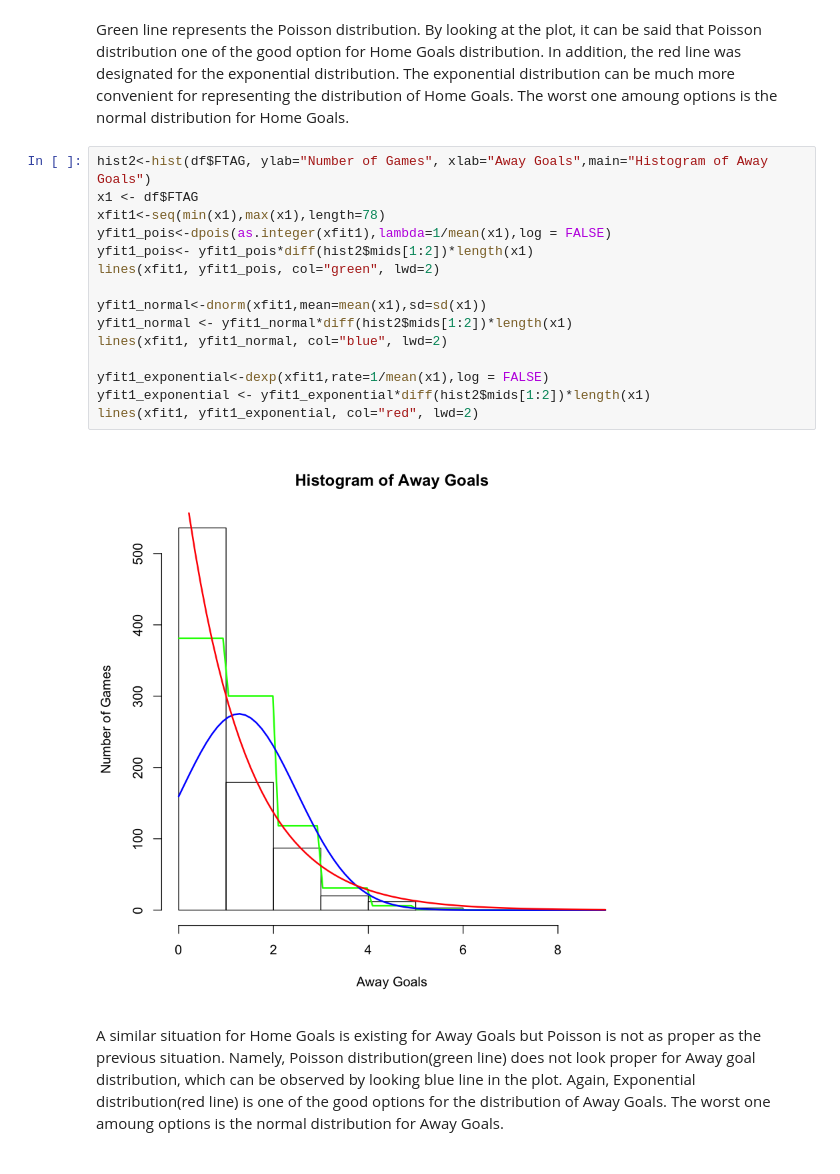
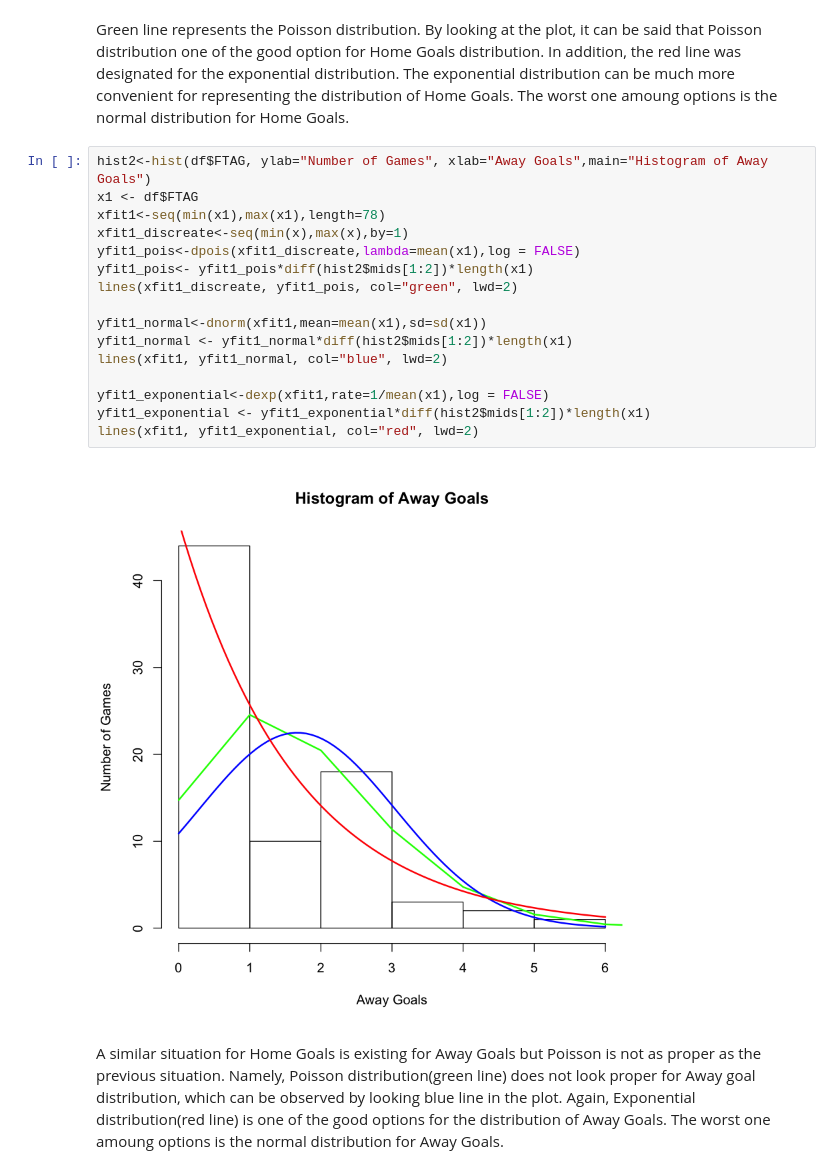
Before and after one commit to BU-IE-582/fall20-mbahadir, a Jupyter notebook: Homework1/Homework 1.ipynb, the cells around one changed output. Cells and saved outputs as stored; diff of their text form.

```diff
--- a/Homework1/Homework 1.ipynb
+++ b/Homework1/Homework 1.ipynb
@@ -64,20 +65,21 @@ Green line represents the Poisson distribution. By looking at the plot, it can b
 # %%
 hist2<-hist(df$FTAG, ylab="Number of Games", xlab="Away Goals",main="Histogram of Away Goals")
 x1 <- df$FTAG
 xfit1<-seq(min(x1),max(x1),length=78)
-yfit1_pois<-dpois(as.integer(xfit1),lambda=1/mean(x1),log = FALSE)
+xfit1_discreate<-seq(min(x),max(x),by=1)
+yfit1_pois<-dpois(xfit1_discreate,lambda=mean(x1),log = FALSE)
 yfit1_pois<- yfit1_pois*diff(hist2$mids[1:2])*length(x1)
-lines(xfit1, yfit1_pois, col="green", lwd=2)
+lines(xfit1_discreate, yfit1_pois, col="green", lwd=2)
 
 yfit1_normal<-dnorm(xfit1,mean=mean(x1),sd=sd(x1))
 yfit1_normal <- yfit1_normal*diff(hist2$mids[1:2])*length(x1)
 lines(xfit1, yfit1_normal, col="blue", lwd=2)
 
 yfit1_exponential<-dexp(xfit1,rate=1/mean(x1),log = FALSE)
 yfit1_exponential <- yfit1_exponential*diff(hist2$mids[1:2])*length(x1)
 lines(xfit1, yfit1_exponential, col="red", lwd=2)
 # %% [output]
-[figure, old version]
+[figure, new version]
 # %% [markdown]
 A similar situation for Home Goals is existing for Away Goals but Poisson is not as proper as the previous situation. Namely, Poisson distribution(green line) does not look proper for Away goal distribution, which can be observed by looking blue line in the plot. Again, Exponential distribution(red line) is one of the good options for the distribution of Away Goals. The worst one amoung options is the normal distribution for Away Goals.
 # %% [markdown]
```
Also changed, not shown: parts of 1 cell of this notebook, 3 other files.
